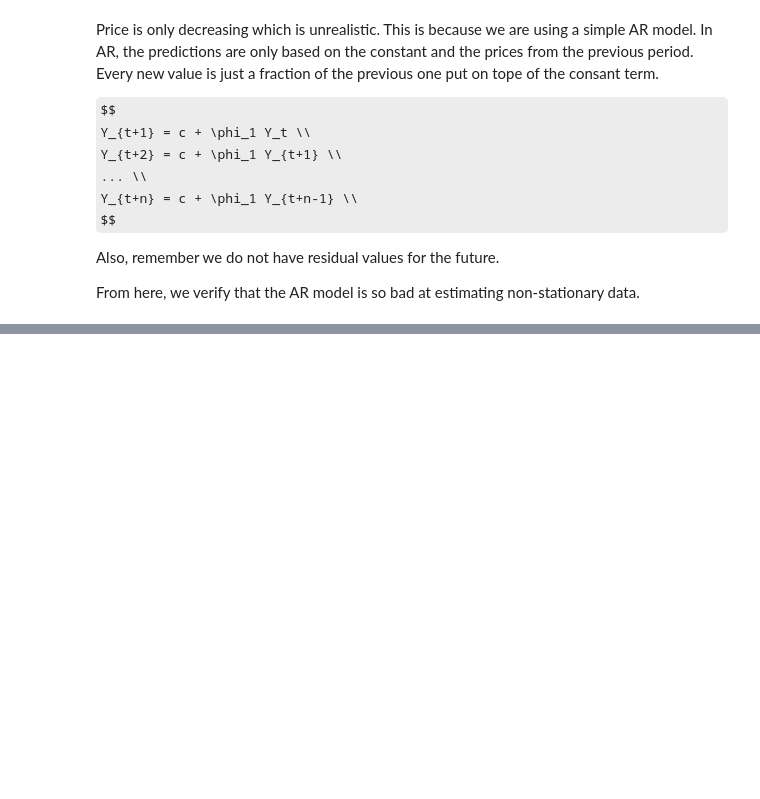
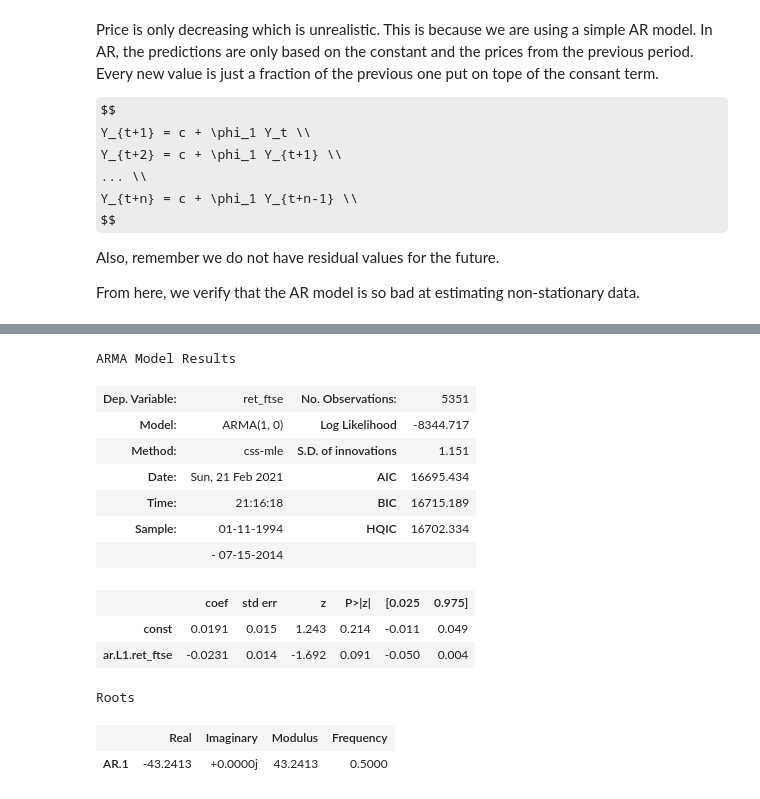
Before and after one commit to mkang32/snp500-analysis, a Jupyter notebook: notebooks/8.Forecasting.ipynb, the cells around one changed output, grey strips where cells are left out. Cells and saved outputs as stored; diff of their text form; code cells hidden in the pictures; some formulas as TeX source; blank space fills up the shorter version.

```diff
--- a/notebooks/8.Forecasting.ipynb
+++ b/notebooks/8.Forecasting.ipynb
@@ -121,0 +143,17 @@ From here, we verify that the AR model is so bad at estimating non-stationary da
+# %%
+results_ret_ar.summary()
+# %% [output]
+ARMA Model Results
+| Dep. Variable: | ret_ftse | No. Observations: | 5351 |
+| Model: | ARMA(1, 0) | Log Likelihood | -8344.717 |
+| Method: | css-mle | S.D. of innovations | 1.151 |
+| Date: | Sun, 21 Feb 2021 | AIC | 16695.434 |
+| Time: | 21:16:18 | BIC | 16715.189 |
+| Sample: | 01-11-1994 | HQIC | 16702.334 |
+|  | - 07-15-2014 |  |  |
+|  | coef | std err | z | P>|z| | [0.025 | 0.975] |
+| const | 0.0191 | 0.015 | 1.243 | 0.214 | -0.011 | 0.049 |
+| ar.L1.ret_ftse | -0.0231 | 0.014 | -1.692 | 0.091 | -0.050 | 0.004 |
+Roots
+|  | Real | Imaginary | Modulus | Frequency |
+| AR.1 | -43.2413 | +0.0000j | 43.2413 | 0.5000 |
```
Also changed, not shown: parts of 8 cells of this notebook.
